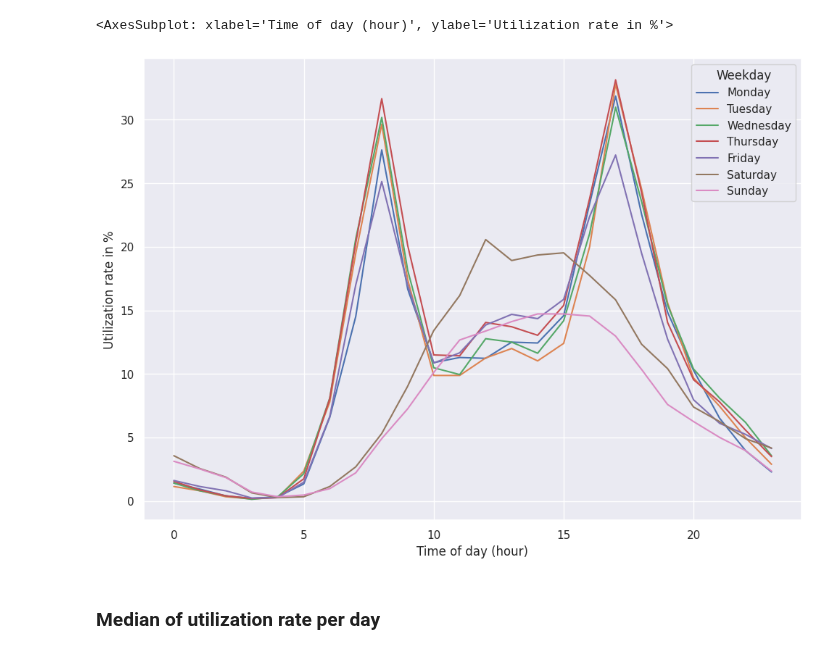
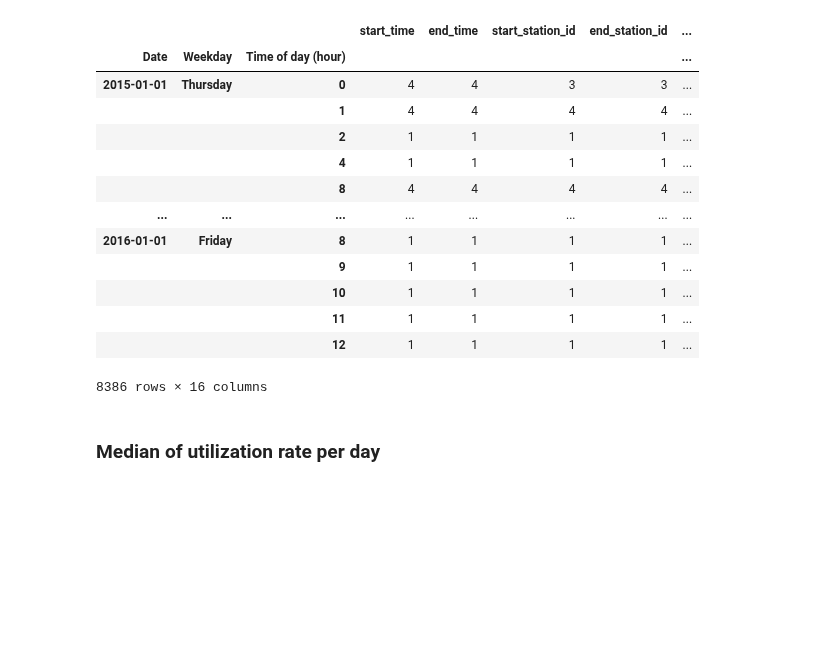
Before and after one commit to RavenRudi/AA_Group16, a Jupyter notebook: kpi_calculation.ipynb, the cells around one changed output. Drawn from its saved outputs; the diff is of its cells as text; code cells hidden in the pictures; blank space fills up the shorter version.

```diff
--- a/kpi_calculation.ipynb
+++ b/kpi_calculation.ipynb
@@ -69,21 +88,21 @@ AttributeError: module 'numpy' has no attribute '_no_nep50_warning'
+# %%
+df_utilization_rate_per_hour
+# %% [output]
+|  |  |  | start_time | end_time | start_station_id | end_station_id | ... |
+| Date | Weekday | Time of day (hour) |  |  |  |  | ... |
+| 2015-01-01 | Thursday | 0 | 4 | 4 | 3 | 3 | ... |
+|  |  | 1 | 4 | 4 | 4 | 4 | ... |
+|  |  | 2 | 1 | 1 | 1 | 1 | ... |
+|  |  | 4 | 1 | 1 | 1 | 1 | ... |
+|  |  | 8 | 4 | 4 | 4 | 4 | ... |
+| ... | ... | ... | ... | ... | ... | ... | ... |
+| 2016-01-01 | Friday | 8 | 1 | 1 | 1 | 1 | ... |
+|  |  | 9 | 1 | 1 | 1 | 1 | ... |
+|  |  | 10 | 1 | 1 | 1 | 1 | ... |
+|  |  | 11 | 1 | 1 | 1 | 1 | ... |
+|  |  | 12 | 1 | 1 | 1 | 1 | ... |
+8386 rows × 16 columns
 # %%
-# Utilization rate over the week in hourly values
-# Define weekdays for sorting values
-days = ['Monday', 'Tuesday', 'Wednesday', 'Thursday', 'Friday', 'Saturday', 'Sunday']
-
-# Copy dataframe into new dataframe
-df_utilization_rate_per_hour = df_splitted_trips.copy()
-
-# Create new column with name of weekday
-df_utilization_rate_per_hour['Weekday'] = df_utilization_rate_per_hour['start_time'].dt.day_name()
-
-# Count unique values in columns grouped by Date und Time of day (hour)
-df_utilization_rate_per_hour = df_utilization_rate_per_hour.groupby(['Date', 'Weekday', 'Time of day (hour)']).nunique()
-
-# Calculate hourly utilization rate: number of used bikes per hour / total amount of bikes
-df_utilization_rate_per_hour['Utilization rate in %'] = df_utilization_rate_per_hour['bike_id']/amountOfBikes*100
-
-# Get median of hourly utilization rate of each weekday
 df_utilization_rate_median_per_hour = df_utilization_rate_per_hour.groupby(['Weekday','Time of day (hour)'])['Utilization rate in %'].median().reset_index()
 
 # Sort weekdays as defined in days list
@@ -92,9 +111,6 @@ df_utilization_rate_median_per_hour = df_utilization_rate_median_per_hour.sort_v
 
 # Plot median of hourly utilization rate grouped by weekdays
 sns.lineplot(data=df_utilization_rate_median_per_hour, x='Time of day (hour)', y='Utilization rate in %', hue='Weekday')
-# %% [output]
-<AxesSubplot: xlabel='Time of day (hour)', ylabel='Utilization rate in %'>
-[figure, removed]
 # %% [markdown]
 ### Median of utilization rate per day
 # %%
```
Also changed, not shown: parts of 20 cells of this notebook, 1 other file.
